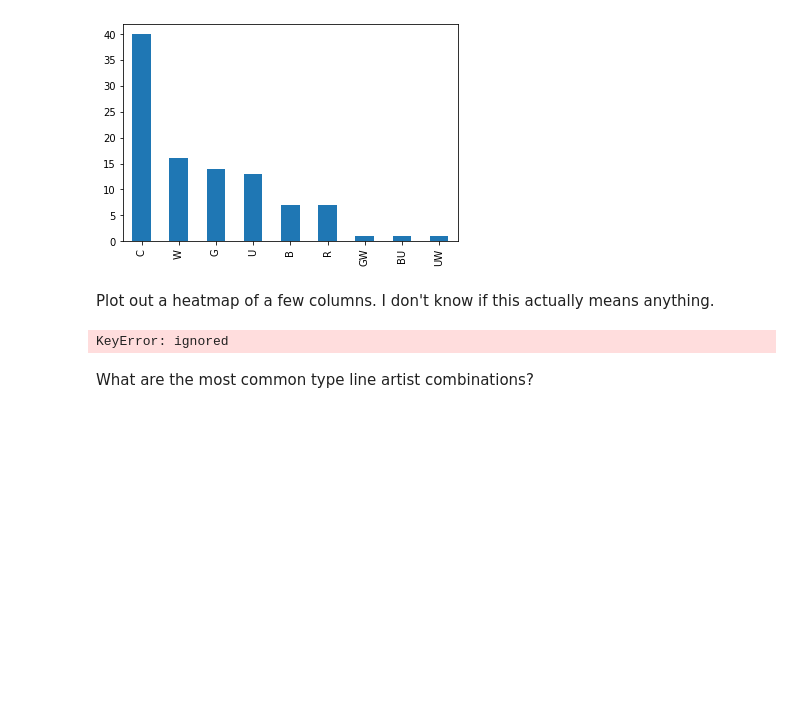
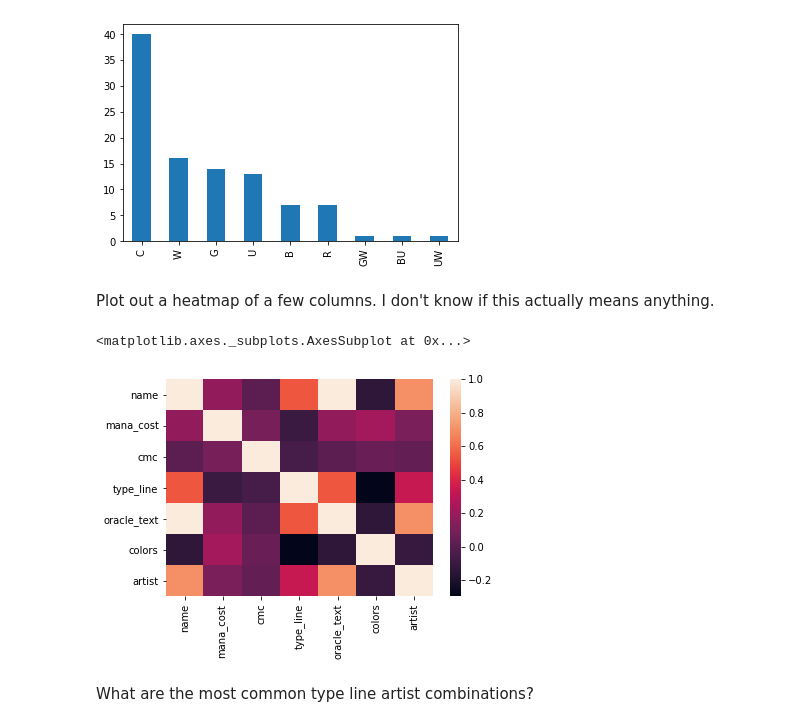
Before and after one commit to jamesdesu/MTGPredictByImage, a Jupyter notebook: EarlyPredictions.ipynb, the cells around one changed output. Drawn from its saved outputs; the diff is of its cells as text; code cells hidden in the pictures; blank space fills up the shorter version.

Commit message:
Remove object field from drop call since it is already dropped

```diff
--- a/EarlyPredictions.ipynb
+++ b/EarlyPredictions.ipynb
@@ -181,9 +181,10 @@ df['colors'].value_counts().plot.bar()
 # %% [markdown]
 Plot out a heatmap of a few columns. I don't know if this actually means anything.
 # %%
-sns.heatmap(df.drop(['object', 'color_identity', 'art_crop'], axis=1).apply(lambda x: x.factorize()[0]).corr())
+sns.heatmap(df.drop(['color_identity', 'art_crop'], axis=1).apply(lambda x: x.factorize()[0]).corr())
 # %% [output]
-KeyError: ignored
+<matplotlib.axes._subplots.AxesSubplot at 0x...>
+[figure, added]
 # %% [markdown]
 What are the most common type line artist combinations?
 # %%
```
Also changed, not shown: parts of 1 cell of this notebook.
